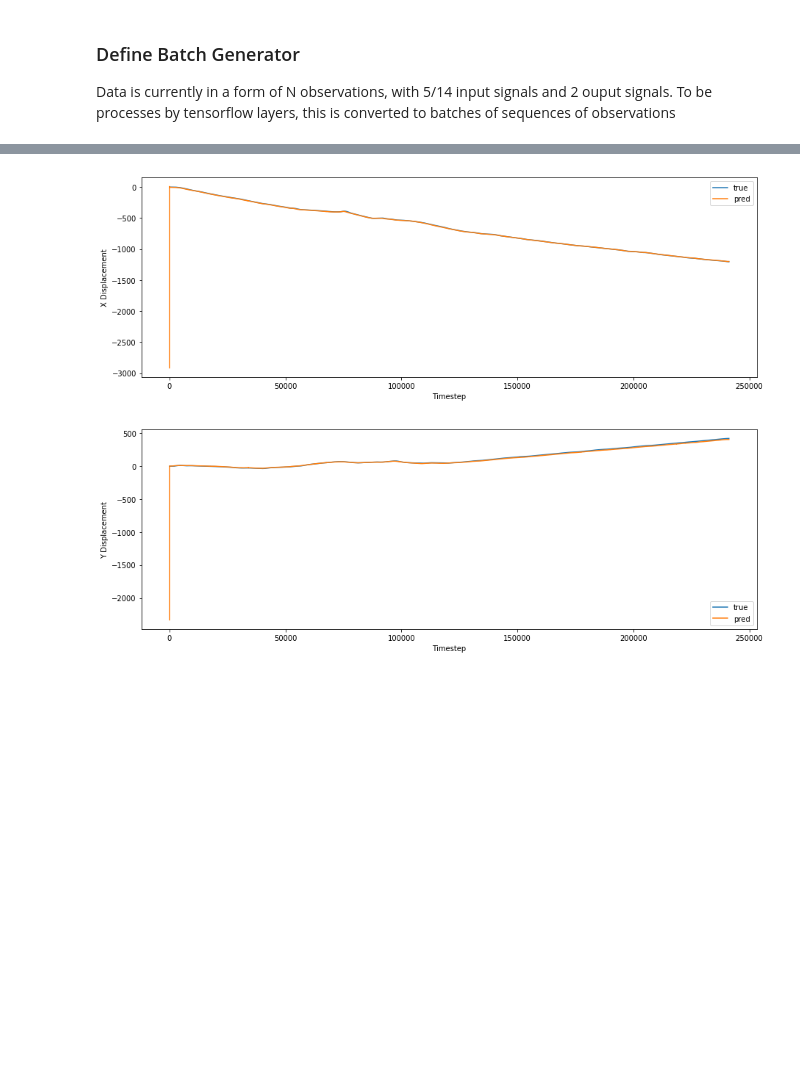
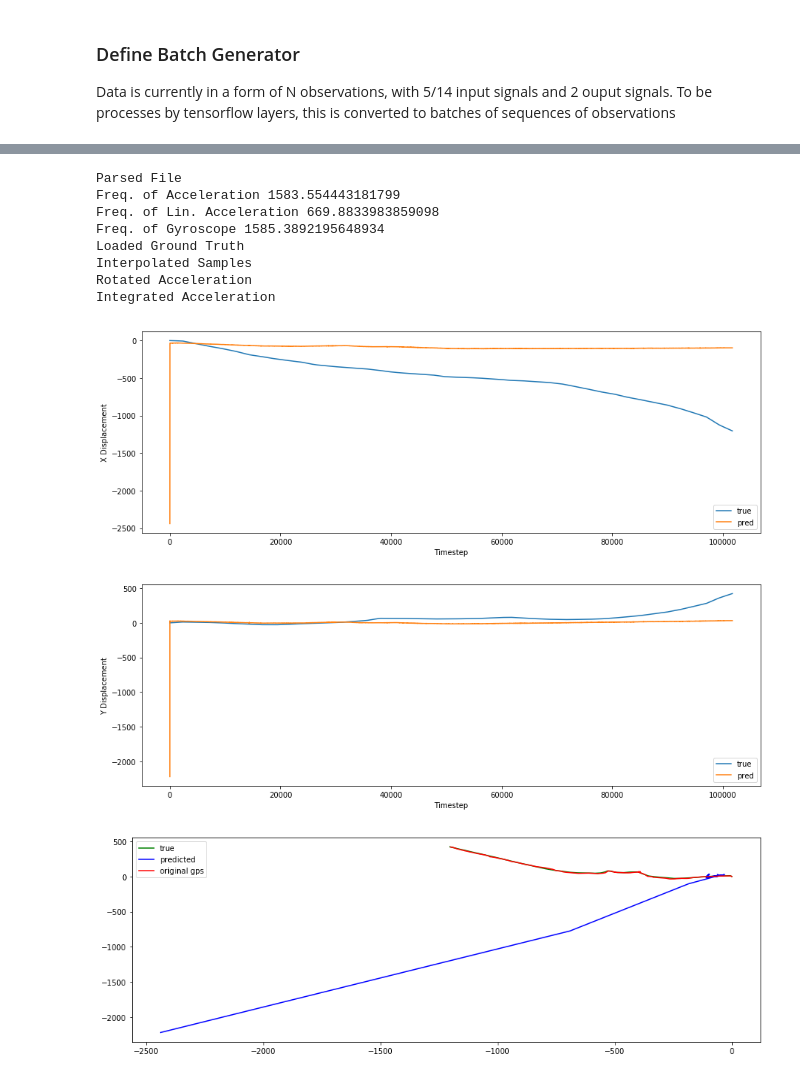
Before and after one commit to harrywaugh/ActivityTrackingWithSensorFusion, a Jupyter notebook: Gated Recurrent Unit.ipynb, the cells around one changed output, grey strips where cells are left out. Drawn from its saved outputs; the diff is of its cells as text; code cells hidden in the pictures; blank space fills up the shorter version.

```diff
--- a/Gated Recurrent Unit.ipynb
+++ b/Gated Recurrent Unit.ipynb
@@ -64,10 +143,10 @@ def create_input_and_output(data, just_acc=False):
     gyro = data.gyro[:, 1:4]
 
     time_series = data.acc_ERC[:, 0]
-    ground_truth = data.kal_dis[:, 1:3]
+#     ground_truth = data.kal_dis[:, 1:3]
+    ground_truth = data.ground_truth.dis[:, 1:3]
     delta_time = np.diff(time_series, axis=0)
     delta_time = np.concatenate(([[0]], delta_time))
-    print(delta_time.shape)
 
     # Choose which data to include in input
     if (just_acc):
@@ -262,24 +341,38 @@ def loss_mse_warmup(y_true, y_pred):
     y_true_slice = y_true[:, warmup_steps:, :]
     y_pred_slice = y_pred[:, warmup_steps:, :]
 
-    ts = tf.reshape(y_true_slice,[-1, 2])
-    ps = tf.reshape(y_true_slice,[-1, 2])
 
-#     ts = tf.Print(ts, [tf.shape(ts)])
+    ts = tf.reshape(y_true_slice, (-1, 2))
 
-    def get_min_dist(prev_out, curr_in):
-        eu_dists = tf.norm(ts-curr_in, ord='euclidean')
-        return tf.reduce_min(eu_dists)
+    ps = tf.reshape(y_pred_slice, (-1, 2))
+
+    def get_min_dist(pi):
+#         print(pi.get_shape(), ts.get_shape())
+        eu_dists = tf.norm(ts-pi, ord='euclidean', axis=1)
+        min_dist = tf.reduce_min(eu_dists)
+        return min_dist
 
 
-    min_dists = tf.scan(get_min_dist, ps, initializer=tf.cast(tf.constant(0.), dtype=tf.float32))
+    min_dists = tf.map_fn(get_min_dist, ps, dtype=tf.float32)
+    print("Minimum distances to Ground Truth Points Shape", min_dists.get_shape())
     mean_dist = tf.reduce_mean(min_dists)
+    print("Mean Mimimum Distance Shape", mean_dist.get_shape())
 
+#     min_dists_tot = 0.0
+#     print(ps.shape)
+#     for pi in ps:
+#         min_t = sys.float_info.max
+#         for ti in ts:
+#             t = tf.norm(ti-pi, ord='euclidean')
+#             if(t < min_t):
+#                 min_t = t
+#         min_dists_tot += min_t
 
+#     mean_dist = min_dists_tot/len(ps)
 
+#     loss = tf.losses.absolute_difference(labels=y_true_slice, predictions=y_pred_slice,
+#                                          reduction=tf.losses.Reduction.NONE)
+#     loss_mean = tf.reduce_mean(tf.Print(loss, [loss], "Loss"))
 
-    loss = tf.losses.absolute_difference(labels=y_true_slice, predictions=y_pred_slice)
-    loss_mean = tf.reduce_mean(loss)
-
-    return loss_mean
+    return mean_dist
 # %%
@@ -356,7 +451,7 @@ callbacks = [callback_early_stopping,
 #           batch_size=32, validation_data=validation_data, callbacks=callbacks)
 model.fit_generator(generator=generator,
                     epochs=30,
-                    steps_per_epoch=100, #Number of batches per epoch
+                    steps_per_epoch=60, #Number of batches per epoch
                     validation_data=validation_data,
                     callbacks=callbacks)
 # %% [output]
@@ -440,9 +543,18 @@ plot_comparison(input_data, ground_truth, data.gps, start_index=num_train, lengt
 # %%
-data2 = Data_Stream('uni.csv')
+data2 = Data_Stream('uni.csv', load_truth=True)
 compute_kalman(data2)
 
 input_data2, ground_truth2 = create_input_and_output(data2)
 plot_comparison(input_data2, ground_truth2, data2.gps, start_index=warmup_steps, length=len(input_data2), train=True)
 # %% [output]
+Parsed File
+Freq. of Acceleration 1583.554443181799
+Freq. of Lin. Acceleration 669.8833983859098
+Freq. of Gyroscope 1585.3892195648934
+Loaded Ground Truth
+Interpolated Samples
+Rotated Acceleration
+Integrated Acceleration
-[figure, old version]
+[figure, new version]
-[figure, old version]
+[figure, new version]
+[figure, added]
```
Also changed, not shown: parts of 21 cells of this notebook, 4 other files.
